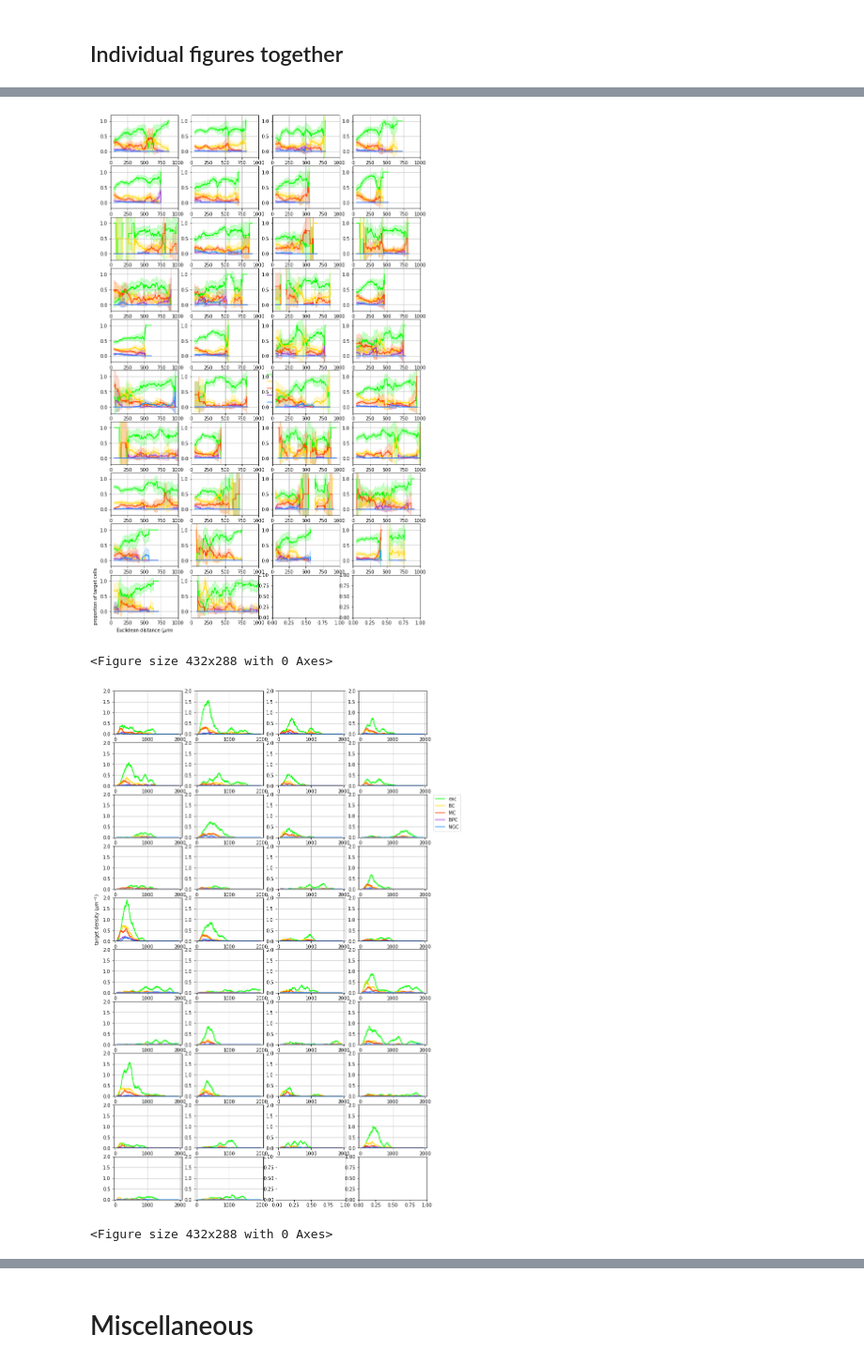
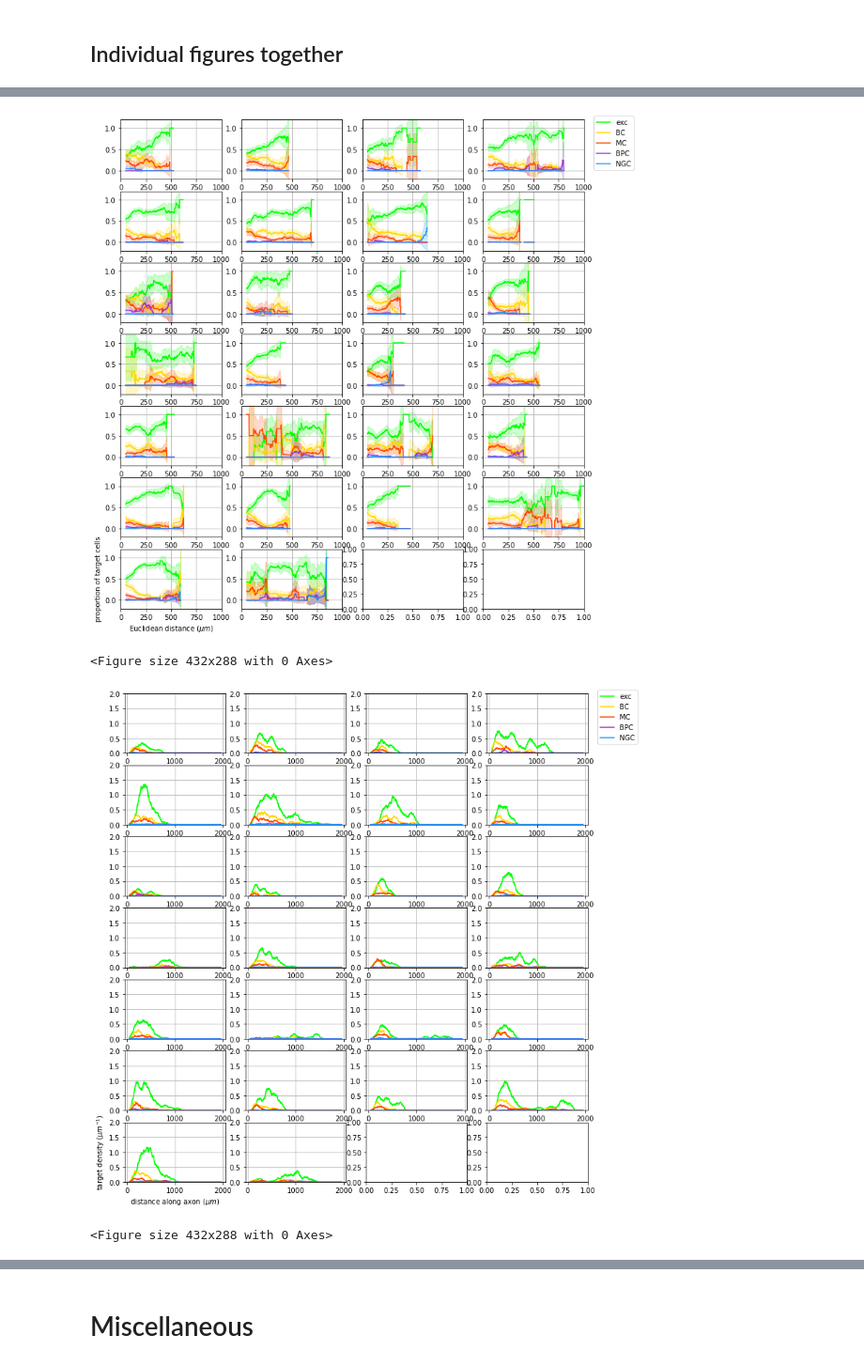
Before and after one commit to AlexTMallen/microns-synapse, a Jupyter notebook: src/subclass_cumulative_analysis.ipynb, the cells around one changed output, grey strips where cells are left out. Shown at 94% size. Saved outputs shown, nothing was run; the diff lists cells and outputs as text; code cells hidden in the pictures.

```diff
--- a/src/subclass_cumulative_analysis.ipynb
+++ b/src/subclass_cumulative_analysis.ipynb
@@ -219,7 +228,7 @@ for cell_type in cell_types:
     d = d / np.mean(d)
     axes[0].plot(path_bin_locs/1000, d, color=type_colors[cell_type], label=cell_type)
 axes[0].set_xlabel("distance along axon ($\mu m$)")
-axes[0].set_ylabel("normalized target density ($\mu m^{-1}$)")
+axes[0].set_ylabel("normalized target density")
 axes[0].legend()
 axes[0].grid()
 for cell_type in cell_types:
@@ -227,7 +236,7 @@ for cell_type in cell_types:
     d = d / np.mean(d)
     axes[1].plot(euc_bin_locs/1000, d, color=type_colors[cell_type], label=cell_type)
 axes[1].set_xlabel("Euclidean distance ($\mu m$)")
-axes[1].set_ylabel("normalized target density ($\mu m^{-1}$)")
+axes[1].set_ylabel("normalized target density")
 axes[1].legend()
 axes[1].grid()
 fig.text(.5, 0.92, str(params), ha="center")
@@ -410,14 +417,14 @@ soma-to-soma distance $\approx$ euclidean distance to synapse: https://neuromanc
 # %% [markdown]
 ## Individual figures together
 # %%
-fig, axes = plt.subplots(10, 4, figsize=(10, 20))
-axes = axes.flatten()
-inh_ps = list(p_post_syn_type_given_pre_23Ps[studied[0]].values())
+fig, axs = plt.subplots((len(studied)  + 3) // 4, 4, figsize=(10, len(studied) / 2))
+axes = axs.flatten()
+inh_ps = list(p_post_syn_type_given_pres[studied[0]].values())
 ps = [1 - sum(inh_ps)] + inh_ps
 axes[0].pie(ps, labels=cell_types, colors=plot_colors, autopct=lambda p: str(round(p)) + "%", counterclock=False)
-axes[0].set_xlabel(str(studi) + " n=" + str(ns[studied[0]]))
+axes[0].set_xlabel(str(studied[0]) + " n=" + str(ns[studied[0]]))
 for i, cell_id in list(enumerate(studied))[1:]:
-    inh_ps = list(p_post_syn_type_given_pre_23Ps[cell_id].values())
+    inh_ps = list(p_post_syn_type_given_pres[cell_id].values())
     ps = [1 - sum(inh_ps)] + inh_ps
     axes[i].pie(ps, colors=plot_colors, autopct=lambda p: str(round(p)) + "%", pctdistance=0.6, counterclock=False)
     axes[i].set_xlabel(str(cell_id) + " n=" + str(ns[cell_id]))
@@ -429,8 +436,8 @@ plt.tight_layout()
 # %%
 fig.savefig(os.path.join(cumul_results_dir, results_fname + "_all_pies.png"))
 # %%
-fig, axes = plt.subplots(10, 4, figsize=(12, 20))
-axes = axes.flatten()
+fig, axs = plt.subplots((len(studied) + 3) // 4, 4, figsize=(12, len(studied) / 2))
+axes = axs.flatten()
 for i, cell_id in enumerate(studied):
     for cell_type in cell_types:
         p = all_p_type_by_path_dists[cell_id][cell_type]
@@ -443,9 +450,9 @@ for i, cell_id in enumerate(studied):
     axes[i].set_xlim((0, max_hist_dist/1000))
 #     axes[i].set_xticklabels([''] * 4)
 # axes[16].set_xticklabels([0, 500, 1000, 1500, 2000])
-axes[21].legend(loc=(1.1, 0.15))
-axes[36].set_xlabel("distance along axon ($\mu m$)")
-axes[36].set_ylabel("proportion of target cells")
+axes[3].legend(loc=(1.1, 0.15))
+axs[-1, 0].set_xlabel("distance along axon ($\mu m$)")
+axs[-1, 0].set_ylabel("proportion of target cells")
 plt.show()
 plt.tight_layout()
 # %% [output]
@@ -454,8 +461,8 @@ plt.tight_layout()
 # %%
 fig.savefig(os.path.join(cumul_results_dir, results_fname + "_all_p_types_path.png"))
 # %%
-fig, axes = plt.subplots(10, 4, figsize=(12, 20))
-axes = axes.flatten()
+fig, axs = plt.subplots(len(studied) // 4 + 1, 4, figsize=(12, len(studied) / 2))
+axes = axs.flatten()
 for i, cell_id in enumerate(studied):
     for cell_type in cell_types:
         p = all_p_type_by_euc_dists[cell_id][cell_type]
@@ -465,31 +472,31 @@ for i, cell_id in enumerate(studied):
     axes[i].grid()
     axes[i].set_ylim((-0.2, 1.2))
     axes[i].set_xlim((0, max_hist_dist/2000))
-axes[21].legend(loc=(1.1, 0.15))
-axes[36].set_xlabel("Euclidean distance ($\mu m$)")
-axes[36].set_ylabel("proportion of target cells")
+axes[3].legend(loc=(1.1, 0.15))
+axs[-1, 0].set_xlabel("Euclidean distance ($\mu m$)")
+axs[-1, 0].set_ylabel("proportion of target cells")
 plt.show()
 plt.tight_layout()
 # %% [output]
-[figure, old version]
+[figure, new version]
 <Figure size 432x288 with 0 Axes>
 # %%
 fig.savefig(os.path.join(cumul_results_dir, results_fname + "_all_p_types_euc.png"))
 # %%
-fig, axes = plt.subplots(10, 4, figsize=(12, 20))
-axes = axes.flatten()
+fig, axs = plt.subplots((len(studied) + 3) // 4, 4, figsize=(12, len(studied) / 2))
+axes = axs.flatten()
 for i, cell_id in enumerate(studied):
     for cell_type in cell_types:
         axes[i].plot(path_bin_locs/1000, 1000*all_path_densities[cell_id][cell_type], color=type_colors[cell_type], label=cell_type)
     axes[i].grid()
     axes[i].set_ylim((0, 2))
-axes[11].legend(loc=(1.1, 0.15))
-axes[16].set_xlabel("distance along axon ($\mu m$)")
-axes[16].set_ylabel("target density ($\mu m^{-1}$)")
+axes[3].legend(loc=(1.1, 0.15))
+axs[-1, 0].set_xlabel("distance along axon ($\mu m$)")
+axs[-1, 0].set_ylabel("target density ($\mu m^{-1}$)")
 plt.show()
 plt.tight_layout()
 # %% [output]
-[figure, old version]
+[figure, new version]
 <Figure size 432x288 with 0 Axes>
 # %%
 fig.savefig(os.path.join(cumul_results_dir, results_fname + "_all_densities_path.png"))
```
Also changed, not shown: parts of 20 cells of this notebook, 1 other file.
